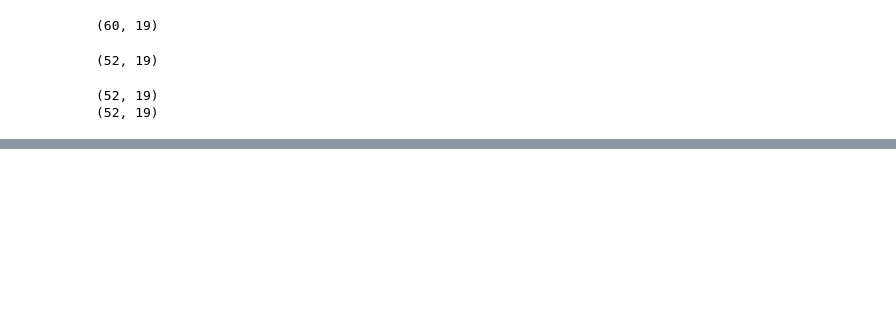
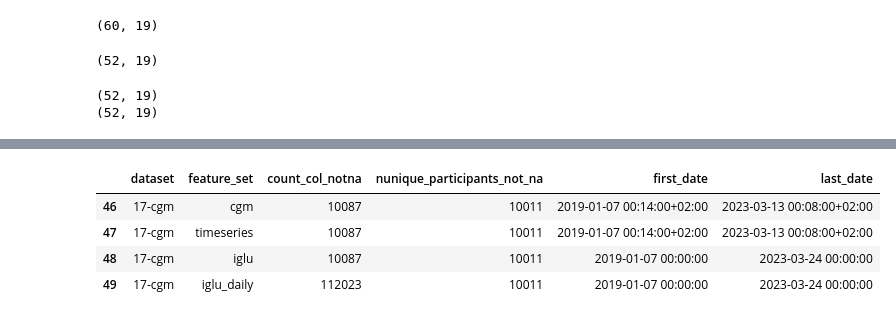
Before and after one commit to pheno-ai/pheno-docs, a Jupyter notebook: pheno_knowledge_base/src/create_available_data.ipynb, the cells around one changed output, grey strips where cells are left out. Saved outputs shown, nothing was run; the diff lists cells and outputs as text; code cells hidden in the pictures; blank space fills up the shorter version.

```diff
--- a/pheno_knowledge_base/src/create_available_data.ipynb
+++ b/pheno_knowledge_base/src/create_available_data.ipynb
@@ -224,0 +205,8 @@ diet_df.head()
+# %%
+df_res.query('dataset == "17-cgm"')
+# %% [output]
+|  | dataset | feature_set | count_col_notna | nunique_participants_not_na | first_date | last_date |
+| 46 | 17-cgm | cgm | 10087 | 10011 | 2019-01-07 00:14:00+02:00 | 2023-03-13 00:08:00+02:00 |
+| 47 | 17-cgm | timeseries | 10087 | 10011 | 2019-01-07 00:14:00+02:00 | 2023-03-13 00:08:00+02:00 |
+| 48 | 17-cgm | iglu | 10087 | 10011 | 2019-01-07 00:00:00 | 2023-03-24 00:00:00 |
+| 49 | 17-cgm | iglu_daily | 112023 | 10011 | 2019-01-07 00:00:00 | 2023-03-24 00:00:00 |
```
Also changed, not shown: parts of 17 cells of this notebook, 1 other file.
